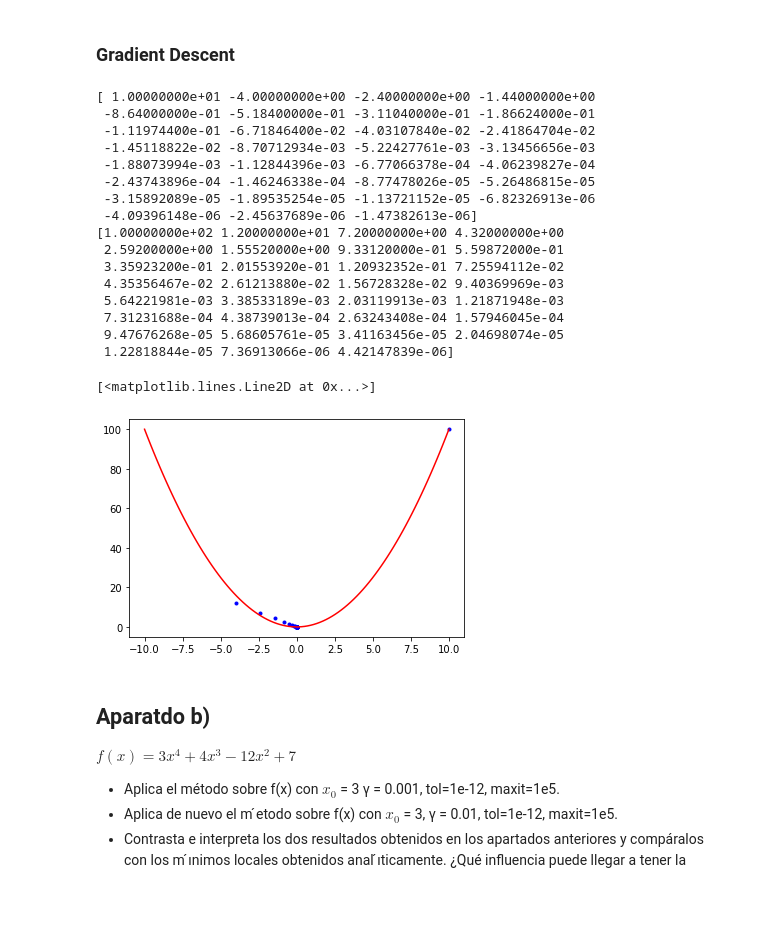
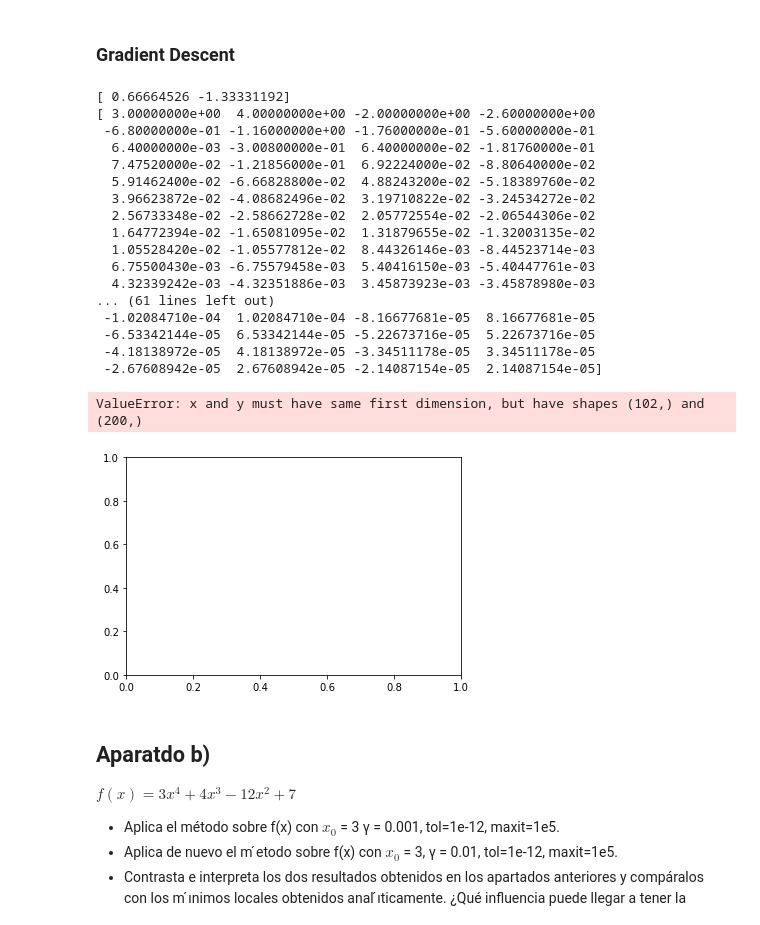
Before and after one commit to GZabalaG/AIMaster, a Jupyter notebook: Math for AI/Ejercicios_evaluables.ipynb, the cells around one changed output. Cells and saved outputs as stored; diff of their text form; code cells hidden in the pictures; blank space fills up the shorter version.

```diff
--- a/Math for AI/Ejercicios_evaluables.ipynb
+++ b/Math for AI/Ejercicios_evaluables.ipynb
@@ -208,0 +230,21 @@ $ g\left( x,y\right) =x^{2}+y^{2}-xy+2y+1 $ con $x_{0}=\left( 3,4\right) ,\gamma
+# %%
+from numpy import exp,arange
+from pylab import meshgrid,cm,imshow,contour,clabel,colorbar,axis,title,show
+
+# the function that I'm going to plot
+def z_func(x,y):
+ return x**2 + y**2 + x*y + 2*y + 1
+
+x = arange(-3.0,3.0,0.1)
+y = arange(-3.0,3.0,0.1)
+X,Y = meshgrid(x, y) # grid of point
+Z = z_func(X, Y) # evaluation of the function on the grid
+
+im = imshow(Z,cmap=cm.RdBu) # drawing the function
+# adding the Contour lines with labels
+cset = contour(Z,arange(-1,1.5,0.2),linewidths=2,cmap=cm.Set2)
+clabel(cset,inline=True,fmt='%1.1f',fontsize=10)
+colorbar(im) # adding the colobar on the right
+# latex fashion title
+title('$x^2 + y^2 + x*y + 2*y + 1$')
+show()
@@ -215,53 +278,62 @@ import matplotlib.pyplot as plt
 
 def gradient_descent(function, gradient, start, learn_rate, n_iter=50, tolerance=1e-06):
     vi = np.array([])
     vj = np.array([])
     vector = start
     vi = np.append(vi, [vector])
     vj = np.append(vj, function(vector))
     for _ in range(n_iter):
         diff = -learn_rate * gradient(vector)
         if np.all(np.abs(diff) <= tolerance):
             break
         vector += diff
         vi = np.append(vi, [diff])
         vj = np.append(vj, [gradient(vector)])
     return vector, vi, vj
 
-vec, i, j = gradient_descent(function=lambda v: v**2, gradient=lambda v: 2*v, start=10.0, learn_rate=0.2)
+vec, i, j = gradient_descent(
+    function=lambda v: x**2 + y**2 + x*y + 2*y + 1,
+    gradient=lambda v: np.array([2*v[0] + v[1], v[0] + 2*v[1] + 2]),
+    start=np.array([3.0, 4.0]),
+    learn_rate=0.2
+    )
+
+print(vec)
+
 print(i)
 print(j)
 
 # 100 linearly spaced numbers
 x = np.linspace(-10,10,100)
 
 # the function, which is y = x^2 here
 y = x**2
 
 # setting the axes at the centre
 
-plt.plot(i, j, 'b.')
+plt.plot(i, j, 'b-o')
 # plot the function
 plt.plot(x,y, 'r')
 # %% [output]
-[ 1.00000000e+01 -4.00000000e+00 -2.40000000e+00 -1.44000000e+00
- -8.64000000e-01 -5.18400000e-01 -3.11040000e-01 -1.86624000e-01
- -1.11974400e-01 -6.71846400e-02 -4.03107840e-02 -2.41864704e-02
- -1.45118822e-02 -8.70712934e-03 -5.22427761e-03 -3.13456656e-03
- -1.88073994e-03 -1.12844396e-03 -6.77066378e-04 -4.06239827e-04
- -2.43743896e-04 -1.46246338e-04 -8.77478026e-05 -5.26486815e-05
- -3.15892089e-05 -1.89535254e-05 -1.13721152e-05 -6.82326913e-06
- -4.09396148e-06 -2.45637689e-06 -1.47382613e-06]
-[1.00000000e+02 1.20000000e+01 7.20000000e+00 4.32000000e+00
- 2.59200000e+00 1.55520000e+00 9.33120000e-01 5.59872000e-01
- 3.35923200e-01 2.01553920e-01 1.20932352e-01 7.25594112e-02
- 4.35356467e-02 2.61213880e-02 1.56728328e-02 9.40369969e-03
- 5.64221981e-03 3.38533189e-03 2.03119913e-03 1.21871948e-03
- 7.31231688e-04 4.38739013e-04 2.63243408e-04 1.57946045e-04
- 9.47676268e-05 5.68605761e-05 3.41163456e-05 2.04698074e-05
- 1.22818844e-05 7.36913066e-06 4.42147839e-06]
+[ 0.66664526 -1.33331192]
+[ 3.00000000e+00  4.00000000e+00 -2.00000000e+00 -2.60000000e+00
+ -6.80000000e-01 -1.16000000e+00 -1.76000000e-01 -5.60000000e-01
+  6.40000000e-03 -3.00800000e-01  6.40000000e-02 -1.81760000e-01
+  7.47520000e-02 -1.21856000e-01  6.92224000e-02 -8.80640000e-02
+  5.91462400e-02 -6.66828800e-02  4.88243200e-02 -5.18389760e-02
+  3.96623872e-02 -4.08682496e-02  3.19710822e-02 -3.24534272e-02
+  2.56733348e-02 -2.58662728e-02  2.05772554e-02 -2.06544306e-02
+  1.64772394e-02 -1.65081095e-02  1.31879655e-02 -1.32003135e-02
+  1.05528420e-02 -1.05577812e-02  8.44326146e-03 -8.44523714e-03
+  6.75500430e-03 -6.75579458e-03  5.40416150e-03 -5.40447761e-03
+  4.32339242e-03 -4.32351886e-03  3.45873923e-03 -3.45878980e-03
+... (61 lines left out)
+ -1.02084710e-04  1.02084710e-04 -8.16677681e-05  8.16677681e-05
+ -6.53342144e-05  6.53342144e-05 -5.22673716e-05  5.22673716e-05
+ -4.18138972e-05  4.18138972e-05 -3.34511178e-05  3.34511178e-05
+ -2.67608942e-05  2.67608942e-05 -2.14087154e-05  2.14087154e-05]
-[<matplotlib.lines.Line2D at 0x...>]
+ValueError: x and y must have same first dimension, but have shapes (102,) and (200,)
-[figure, old version]
+[figure, new version]
 # %% [markdown]
 ## Aparatdo b)
 
```
Also changed, not shown: parts of 5 cells of this notebook.
